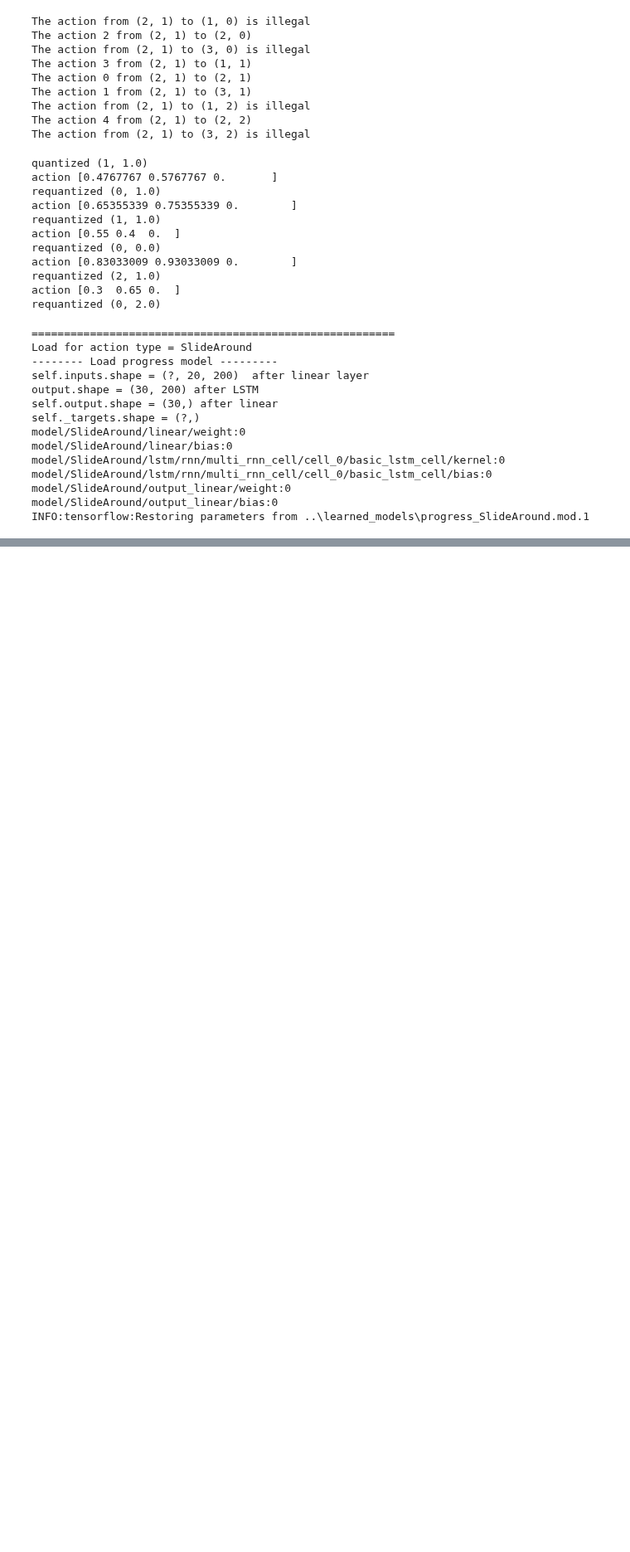
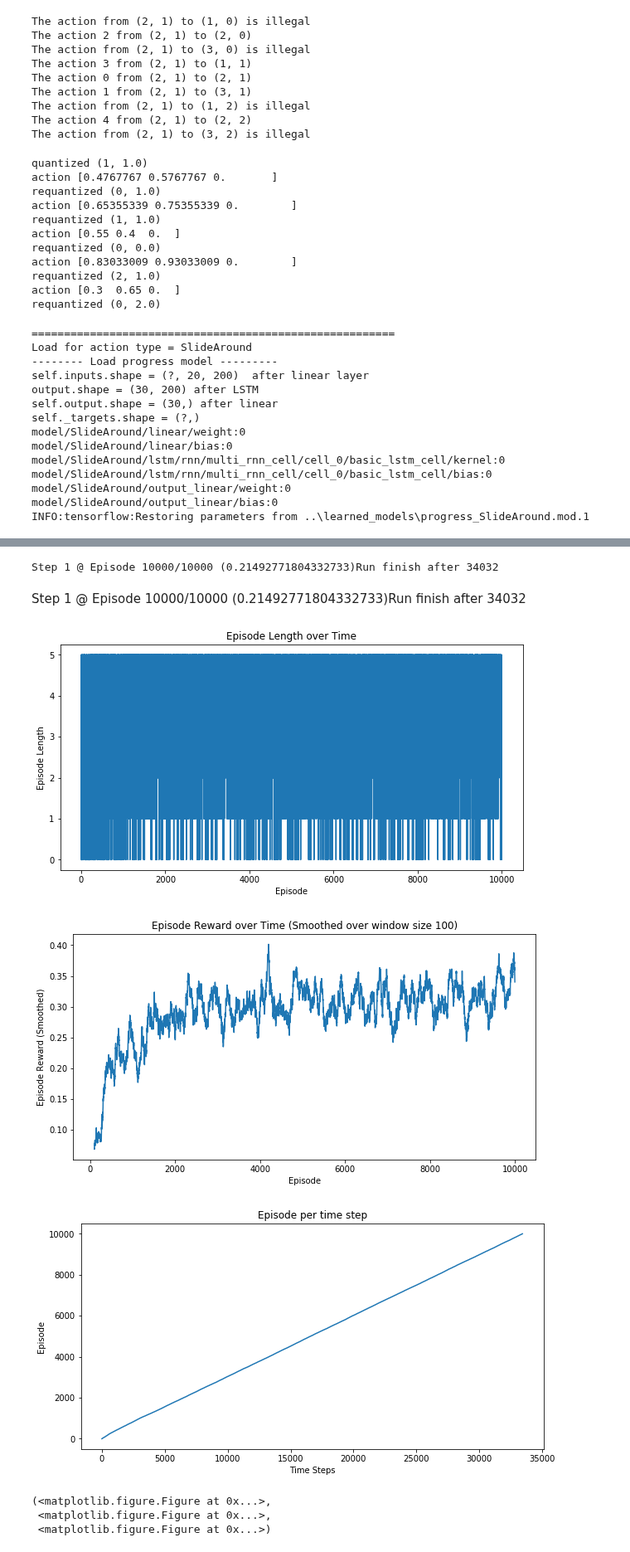
Before and after one commit to tuandnvn/learn-to-perform, a Jupyter notebook: notebooks/test_discrete_learner-2.ipynb, the cells around one changed output, grey strips where cells are left out. Shown at 83% size. Cells and saved outputs as stored; diff of their text form; code cells hidden in the pictures; blank space fills up the shorter version.

```diff
--- a/notebooks/test_discrete_learner-2.ipynb
+++ b/notebooks/test_discrete_learner-2.ipynb
@@ -361,0 +292,29 @@ Progress = 0.55; reward = -0.09
+# %%
+import time
+
+start_time = time.time()
+
+c.num_episodes = 10000
+
+# Continue running for 8000 more episodes
+# Effective number of steps would be limit_step // (breadth + 1)
+action_ln_2 = dal.DiscreteActionLearner(c, projects['SlideAround'], progress_estimators['SlideAround'],
+                               policy_est, value_est, session = sess, limit_step = 12)
+
+past_envs_2, stats_2 = action_ln_2.policy_learn(dal.random_action, breadth = 1, verbose = False,
+                                          choice = 'ACTOR_CRITIC', default = False)
+
+print ('Run finish after %d' % (time.time() -start_time))
+# %% [output]
+Step 1 @ Episode 10000/10000 (0.21492771804332733)Run finish after 34032
+# %% [markdown]
+Step 1 @ Episode 10000/10000 (0.21492771804332733)Run finish after 34032
+# %%
+plotting.plot_episode_stats(stats_2, smoothing_window=100)
+# %% [output]
+[figure, added]
+[figure, added]
+[figure, added]
+(<matplotlib.figure.Figure at 0x...>,
+ <matplotlib.figure.Figure at 0x...>,
+ <matplotlib.figure.Figure at 0x...>)
```
Also changed, not shown: parts of 15 cells of this notebook, 10 other files.
